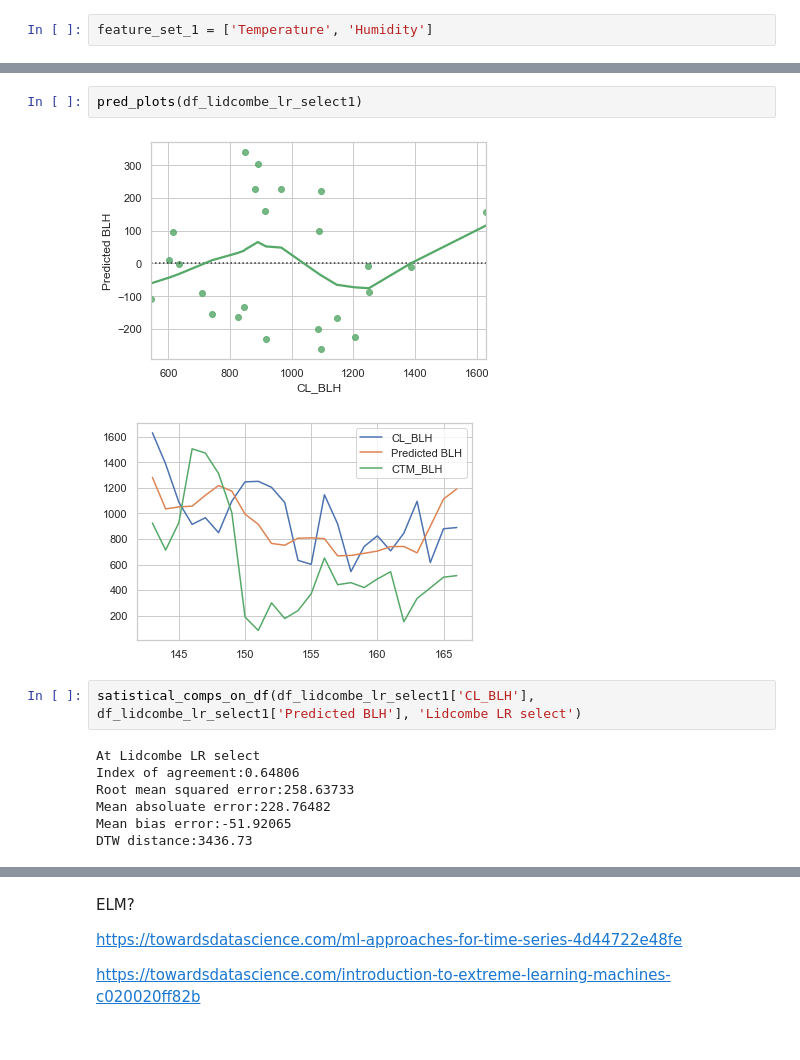
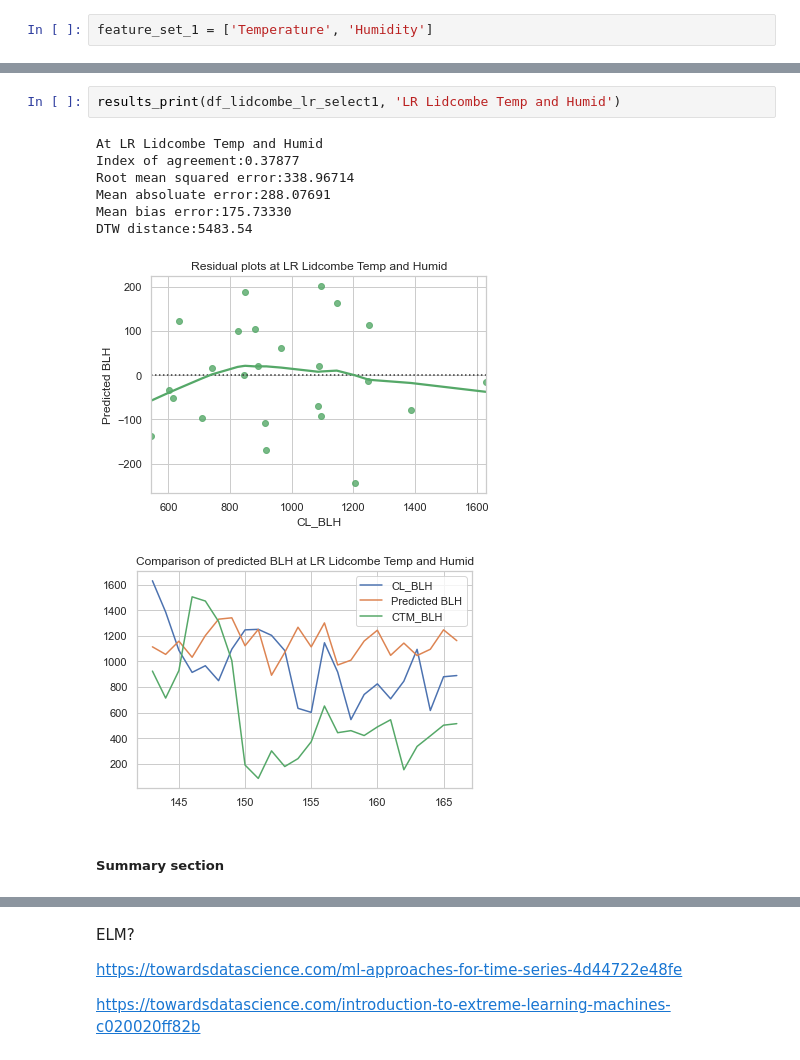
Before and after one commit to LlahsivK/group-18, a Jupyter notebook: Analysis3_Modelling_TKversion_20210806.ipynb, the cells around one changed output, grey strips where cells are left out. Cells and saved outputs as stored; diff of their text form.

```diff
--- a/Analysis3_Modelling_TKversion_20210806.ipynb
+++ b/Analysis3_Modelling_TKversion_20210806.ipynb
@@ -833,14 +734,13 @@ DTW distance:6008.05
-# %%
-pred_plots(df_lidcombe_lr_select1)
-# %% [output]
-[figure, removed]
-[figure, removed]
-# %%
-satistical_comps_on_df(df_lidcombe_lr_select1['CL_BLH'], df_lidcombe_lr_select1['Predicted BLH'], 'Lidcombe LR select')
-# %% [output]
-At Lidcombe LR select
-Index of agreement:0.64806
-Root mean squared error:258.63733
-Mean absoluate error:228.76482
-Mean bias error:-51.92065
-DTW distance:3436.73
+# %%
+results_print(df_lidcombe_lr_select1, 'LR Lidcombe Temp and Humid')
+# %% [output]
+At LR Lidcombe Temp and Humid
+Index of agreement:0.37877
+Root mean squared error:338.96714
+Mean absoluate error:288.07691
+Mean bias error:175.73330
+DTW distance:5483.54
+[figure, added]
+[figure, added]
+# %% [markdown]
+<h5> Summary section </h5>
```
Also changed, not shown: parts of 25 cells of this notebook.
